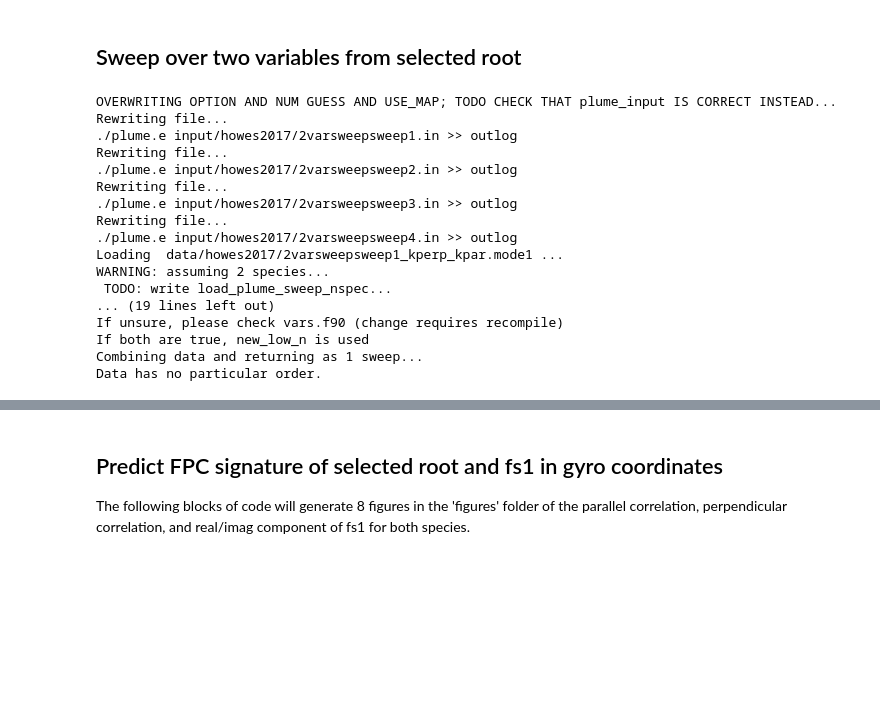
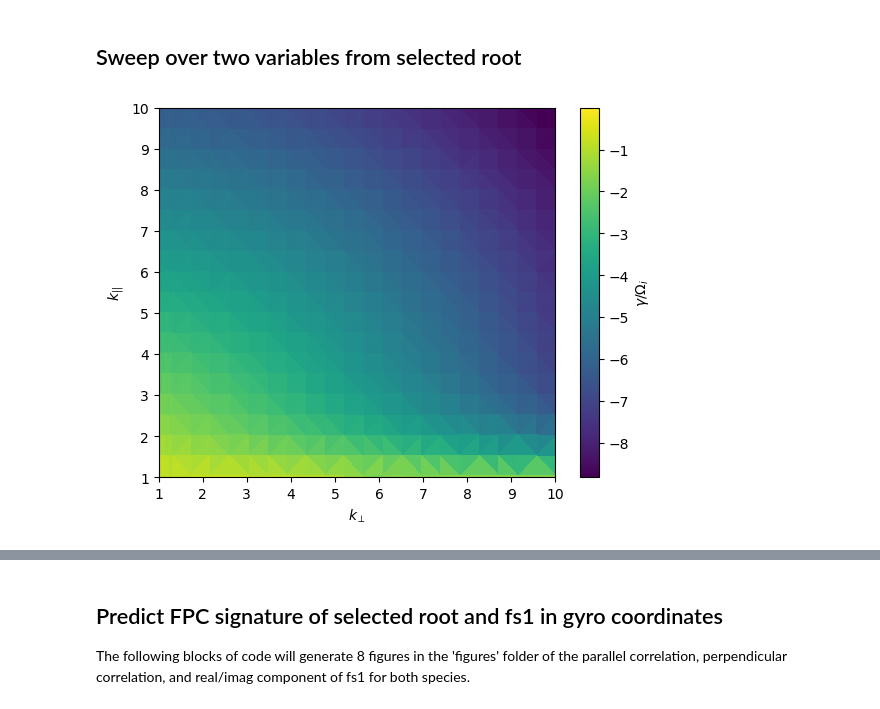
Before and after one commit to kgklein/PLUME, a Jupyter notebook: examplelinfpc.ipynb, the cells around one changed output, grey strips where cells are left out. Saved outputs shown, nothing was run; the diff lists cells and outputs as text; code cells hidden in the pictures; blank space fills up the shorter version.

```diff
--- a/examplelinfpc.ipynb
+++ b/examplelinfpc.ipynb
@@ -259,12 +196,42 @@ plt.close()
 # %% [markdown]
 ## Sweep over two variables from selected root
+# %%
+var1key = 'kperp'
+var2key = 'kpar'
+
+var1min = 1
+var1max = 10
+var2min = 1
+var2max = 10
+
+stylenum1 = 0
+stylenum2 = 0
+
+inputflnm = inputfldr+'2varsweep'
+outputname = '2varsweep'
+
+sweep2d = lfpc.branch_2var_scan_from_root(plumeinput,stylenum1,stylenum2,var1key,var1min,var1max,var2key,var2min,var2max,root,inputflnm,outputname,verbose=False,outlog='outlog',nsamps=20)
+# %%
+xkey = 'kperp'
+ykey = 'kpar'
+zkey = 'g'
+xlim = [1,10]
+ylim = [1,10]
+xlabel = r'$k_{\perp}$'
+ylabel = r'$k_{||}$'
+zlabel = r'$\gamma/\Omega_{i}$'
+
+importlib.reload(lp)
+lp.sweep2dplot(sweep2d,xkey,ykey,zkey,xlabel,ylabel,zlabel,xlim=xlim,ylim=ylim,vmin=None,vmax=None)
+# %% [output]
+[figure, added]
 # %%
 importlib.reload(lfpc)
 importlib.reload(lp)
 
 
-var1key = 'kperp'
-var2key = 'kpar'
+var1key = 'betap'
+var2key = 'alphS'
 
 var1min = 0.5
 var1max = 5
@@ -272,27 +239,9 @@ var2min = 0.5
 var2max = 5
 
 stylenum1 = 0
-stylenum2 = 0
+stylenum2 = 1
 
 inputflnm = inputfldr+'2varsweep'
 outputname = '2varsweep'
 
-sweep2d = lfpc.branch_2var_scan_from_root(plumeinput,stylenum1,stylenum2,var1key,var1min,var1max,var2key,var2min,var2max,root,inputflnm,outputname,verbose=True,outlog='outlog',nsamps=20)
+sweep2d_2 = lfpc.branch_2var_scan_from_root(plumeinput,stylenum1,stylenum2,var1key,var1min,var1max,var2key,var2min,var2max,root,inputflnm,outputname,verbose=False,outlog='outlog',nsamps=25)
-# %% [output]
-OVERWRITING OPTION AND NUM GUESS AND USE_MAP; TODO CHECK THAT plume_input IS CORRECT INSTEAD...
-Rewriting file...
-./plume.e input/howes2017/2varsweepsweep1.in >> outlog
-Rewriting file...
-./plume.e input/howes2017/2varsweepsweep2.in >> outlog
-Rewriting file...
-./plume.e input/howes2017/2varsweepsweep3.in >> outlog
-Rewriting file...
-./plume.e input/howes2017/2varsweepsweep4.in >> outlog
-Loading  data/howes2017/2varsweepsweep1_kperp_kpar.mode1 ...
-WARNING: assuming 2 species...
- TODO: write load_plume_sweep_nspec...
-... (19 lines left out)
-If unsure, please check vars.f90 (change requires recompile)
-If both are true, new_low_n is used
-Combining data and returning as 1 sweep...
-Data has no particular order.
```
Also changed, not shown: parts of 29 cells of this notebook, 2 other files.
